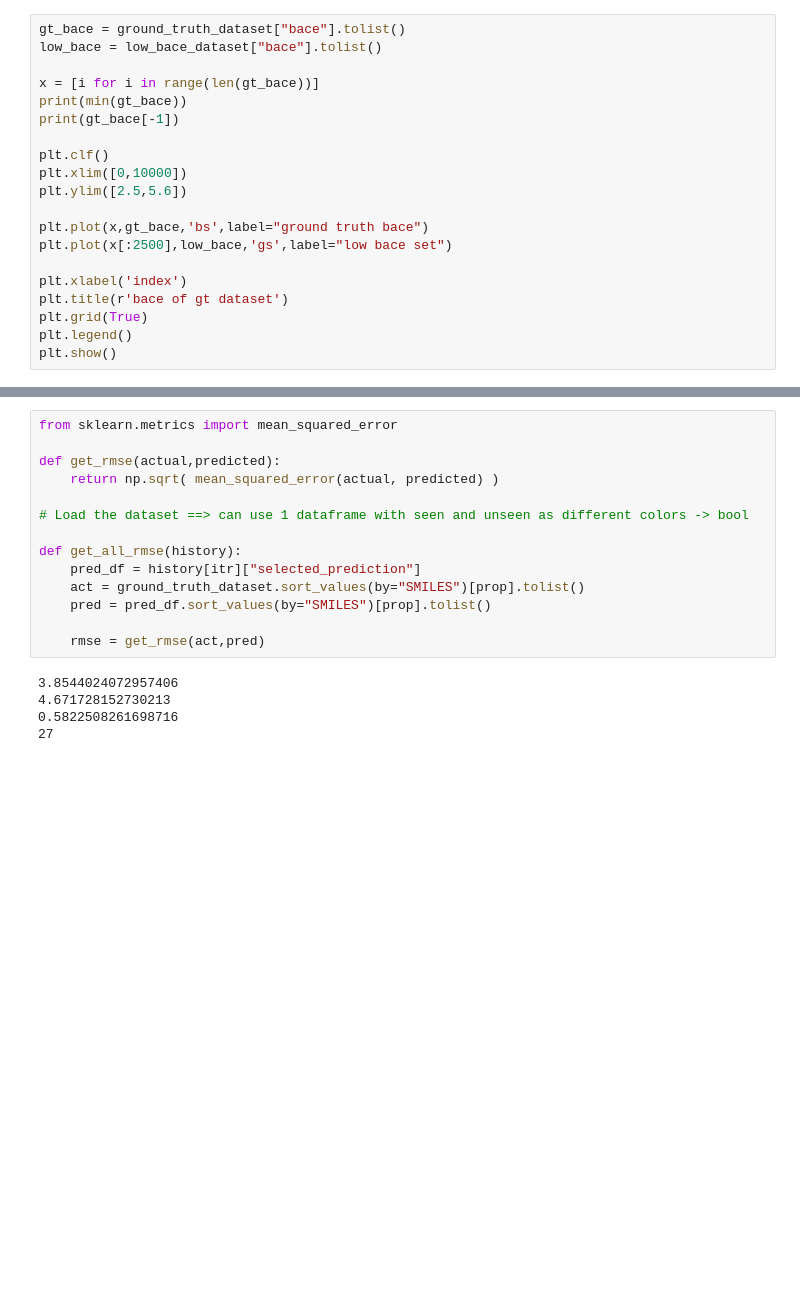
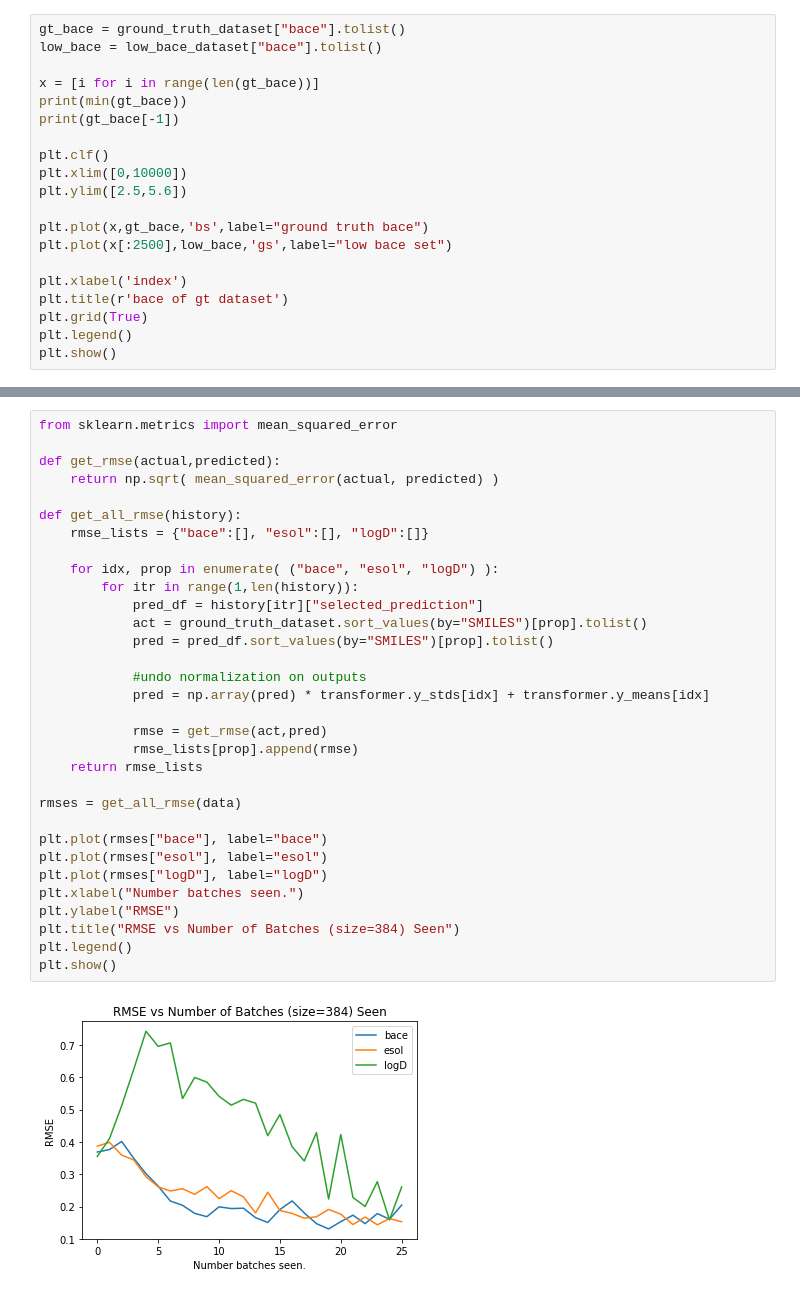
Before and after one commit to choderalab/autonomous-molecular-design, a Jupyter notebook: SimpleADDScenarioColab.ipynb, the cells around one changed output, grey strips where cells are left out. Drawn from its saved outputs; the diff is of its cells as text; blank space fills up the shorter version.

```diff
--- a/SimpleADDScenarioColab.ipynb
+++ b/SimpleADDScenarioColab.ipynb
@@ -695,19 +756,34 @@ for itr in (1,13,25):
 # %%
 from sklearn.metrics import mean_squared_error
 
 def get_rmse(actual,predicted):
     return np.sqrt( mean_squared_error(actual, predicted) )
 
-# Load the dataset ==> can use 1 dataframe with seen and unseen as different colors -> bool
+def get_all_rmse(history):
+    rmse_lists = {"bace":[], "esol":[], "logD":[]}
 
-def get_all_rmse(history):
-    pred_df = history[itr]["selected_prediction"]
-    act = ground_truth_dataset.sort_values(by="SMILES")[prop].tolist()
-    pred = pred_df.sort_values(by="SMILES")[prop].tolist()
+    for idx, prop in enumerate( ("bace", "esol", "logD") ):
+        for itr in range(1,len(history)):
+            pred_df = history[itr]["selected_prediction"]
+            act = ground_truth_dataset.sort_values(by="SMILES")[prop].tolist()
+            pred = pred_df.sort_values(by="SMILES")[prop].tolist()
 
-    rmse = get_rmse(act,pred)
+            #undo normalization on outputs
+            pred = np.array(pred) * transformer.y_stds[idx] + transformer.y_means[idx]
+
+            rmse = get_rmse(act,pred)
+            rmse_lists[prop].append(rmse)
+    return rmse_lists
+
+rmses = get_all_rmse(data)
+
+plt.plot(rmses["bace"], label="bace")
+plt.plot(rmses["esol"], label="esol")
+plt.plot(rmses["logD"], label="logD")
+plt.xlabel("Number batches seen.")
+plt.ylabel("RMSE")
+plt.title("RMSE vs Number of Batches (size=384) Seen")
+plt.legend()
+plt.show()
 # %% [output]
-3.8544024072957406
-4.671728152730213
-0.5822508261698716
-27
+[figure, added]
```
Also changed, not shown: parts of 26 cells of this notebook, 1 other file.
